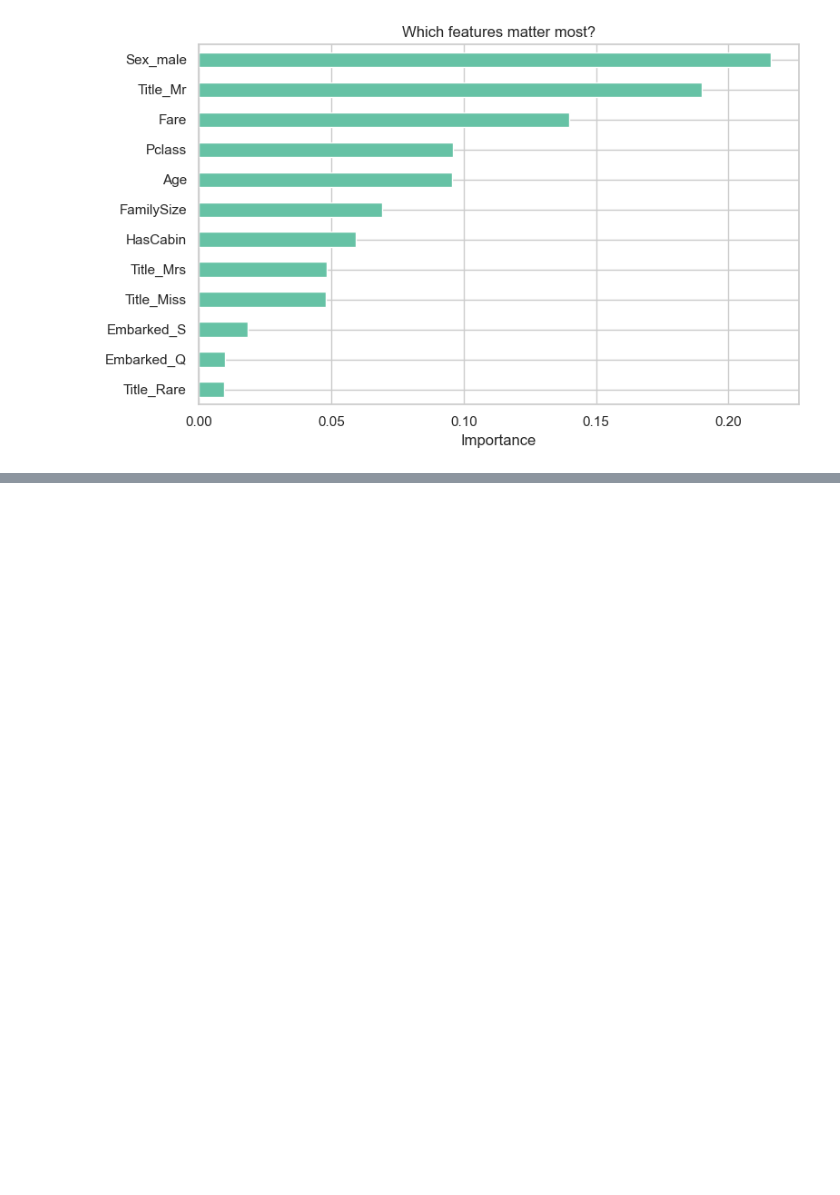
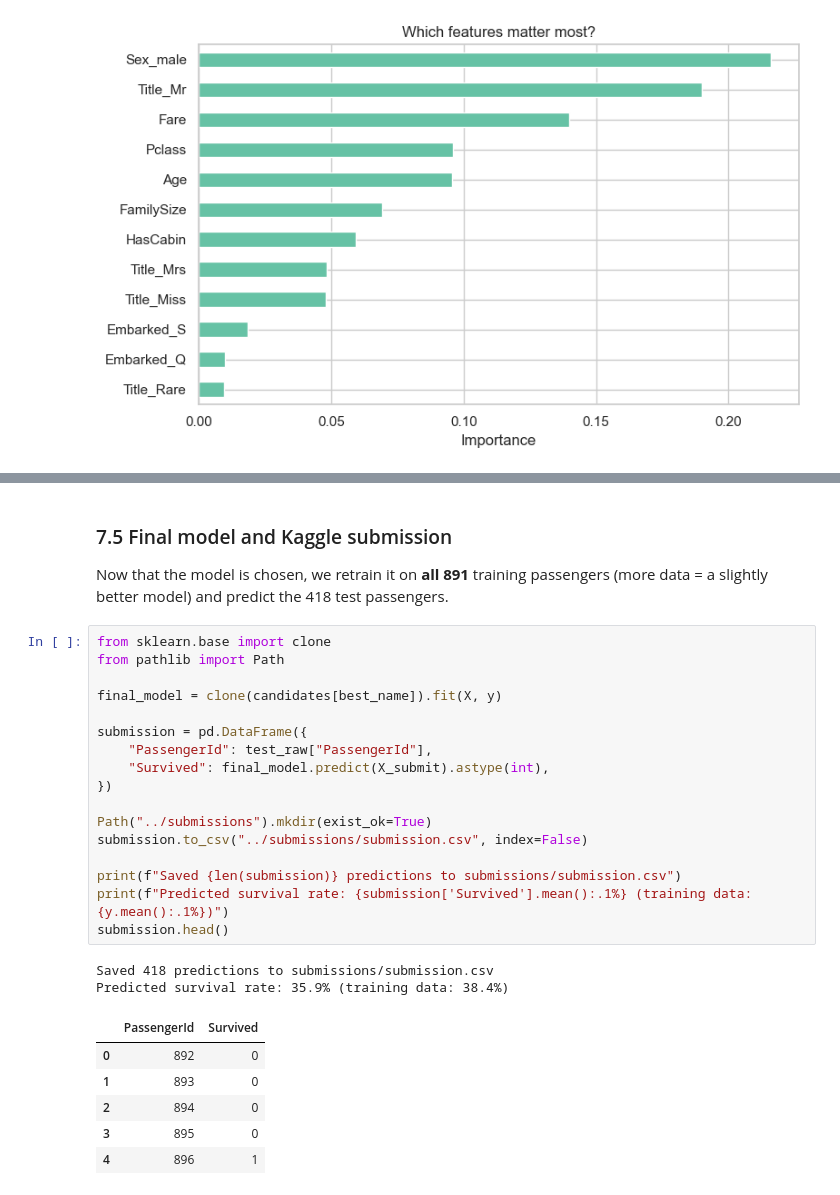
Before and after one commit to OlgaKoleda/titanic-survival-analysis, a Jupyter notebook: notebooks/titanic_analysis.ipynb, the cells around one changed output, grey strips where cells are left out. Saved outputs shown, nothing was run; the diff lists cells and outputs as text; blank space fills up the shorter version.

```diff
--- a/notebooks/titanic_analysis.ipynb
+++ b/notebooks/titanic_analysis.ipynb
@@ -296,0 +484,30 @@ plt.show()
+# %% [markdown]
+### 7.5 Final model and Kaggle submission
+
+Now that the model is chosen, we retrain it on **all 891** training passengers (more data = a slightly better model) and predict the 418 test passengers.
+# %%
+from sklearn.base import clone
+from pathlib import Path
+
+final_model = clone(candidates[best_name]).fit(X, y)
+
+submission = pd.DataFrame({
+    "PassengerId": test_raw["PassengerId"],
+    "Survived": final_model.predict(X_submit).astype(int),
+})
+
+Path("../submissions").mkdir(exist_ok=True)
+submission.to_csv("../submissions/submission.csv", index=False)
+
+print(f"Saved {len(submission)} predictions to submissions/submission.csv")
+print(f"Predicted survival rate: {submission['Survived'].mean():.1%} (training data: {y.mean():.1%})")
+submission.head()
+# %% [output]
+Saved 418 predictions to submissions/submission.csv
+Predicted survival rate: 35.9% (training data: 38.4%)
+|  | PassengerId | Survived |
+| 0 | 892 | 0 |
+| 1 | 893 | 0 |
+| 2 | 894 | 0 |
+| 3 | 895 | 0 |
+| 4 | 896 | 1 |
```
Also changed, not shown: parts of 16 cells of this notebook, 4 other files.
